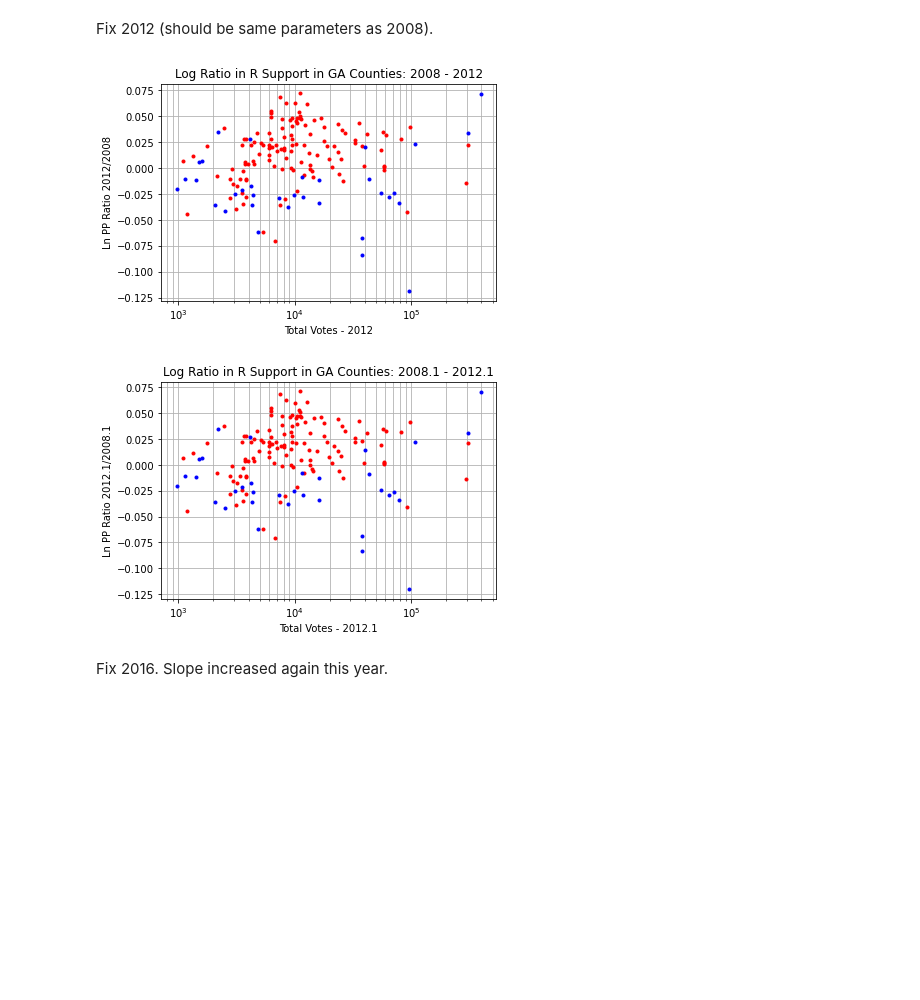
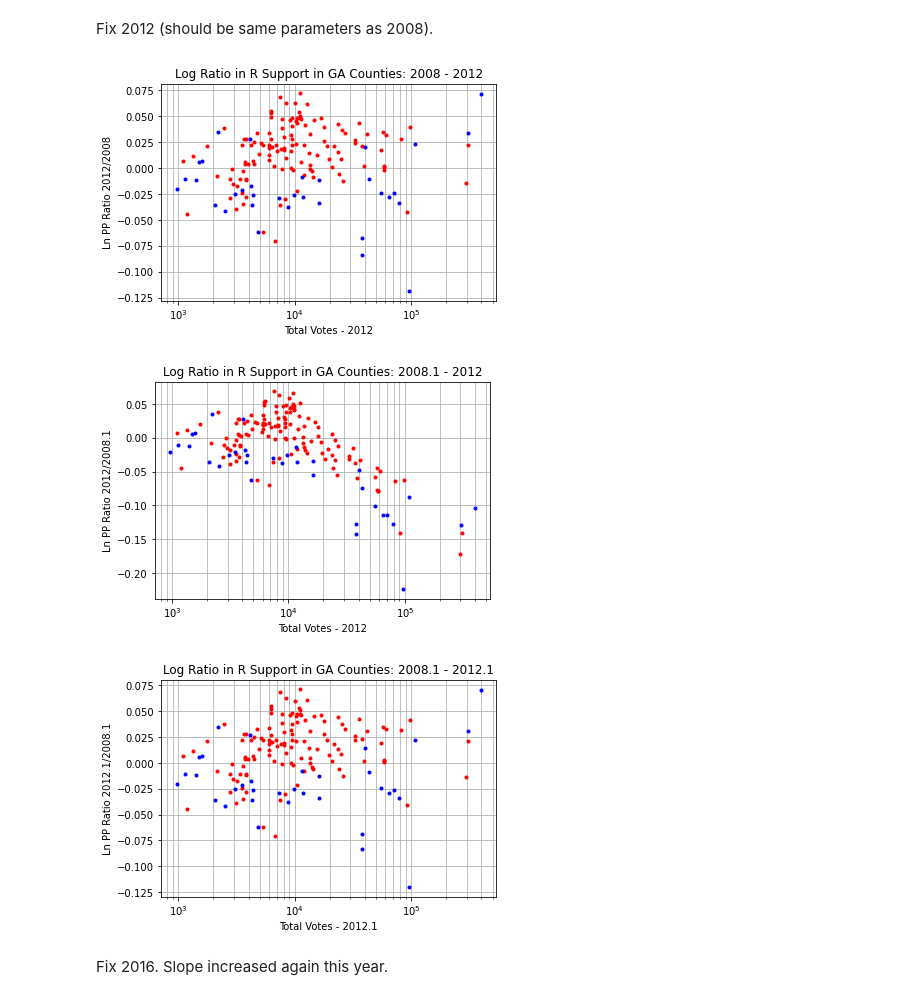
Before and after one commit to beckett76/election_analysis, a Jupyter notebook: GA/GA_Analysis.ipynb, the cells around one changed output. Cells and saved outputs as stored; diff of their text form; code cells hidden in the pictures; blank space fills up the shorter version.

Commit message:
Added the code and data for rest of the states

```diff
--- a/GA/GA_Analysis.ipynb
+++ b/GA/GA_Analysis.ipynb
@@ -144,7 +150,7 @@ plot_diff(2004,2020,0.4)
 # a place to store our results
 dfs = pd.DataFrame(
     index=[2008, 2012, 2016, 2020],
-    columns=['k','T0','dR']) # summary data frame
+    columns=['k','T0','dR','marginR', 'Rp', 'Rp_adj']) # summary data frame
 # %% [markdown]
 Fit 2008 (if right, second plot should look straight)
 # %%
@@ -160,6 +166,11 @@ plot_log_ratio(yr0-4,yr)
 dfs.loc[2008]['k'] = k
 dfs.loc[2008]['T0'] = T0
 dfs.loc[2008]['dR'] = dR
+
+# calculate the original margin and adjusted %
+dfs.loc[yr0]['marginR'] = data[yr0]['R'].sum() - data[yr0]['D'].sum()
+dfs.loc[yr0]['Rp'] = data[yr0]['R'].sum()/data[yr0]['Total'].sum()
+dfs.loc[yr0]['Rp_adj'] = (data[yr0]['R'].sum() + dR)/data[yr0]['Total'].sum()
 # %% [output]
 [figure]
 [figure]
@@ -168,19 +179,26 @@ Fix 2012 (should be same parameters as 2008).
 # %%
 yr = 2012.1; yr0 = 2012
 k = 0.1
 T0 = 1e4
 
 data[yr] = data[yr0].copy()
 dR = adjust_yr(data[yr],k,T0)
 plot_log_ratio(yr0-4,yr0)
+plot_log_ratio(yr-4,yr0)
 plot_log_ratio(yr-4,yr)
 
 dfs.loc[yr0]['k'] = k
 dfs.loc[yr0]['T0'] = T0
 dfs.loc[yr0]['dR'] = dR
+
+# calculate the original margin and adjusted %
+dfs.loc[yr0]['marginR'] = data[yr0]['R'].sum() - data[yr0]['D'].sum()
+dfs.loc[yr0]['Rp'] = data[yr0]['R'].sum()/data[yr0]['Total'].sum()
+dfs.loc[yr0]['Rp_adj'] = (data[yr0]['R'].sum() + dR)/data[yr0]['Total'].sum()
 # %% [output]
 [figure]
-[figure, old version]
+[figure, new version]
+[figure, added]
 # %% [markdown]
 Fix 2016. Slope increased again this year.
 # %%
```
Also changed, not shown: parts of 6 cells of this notebook, 31 other files.
